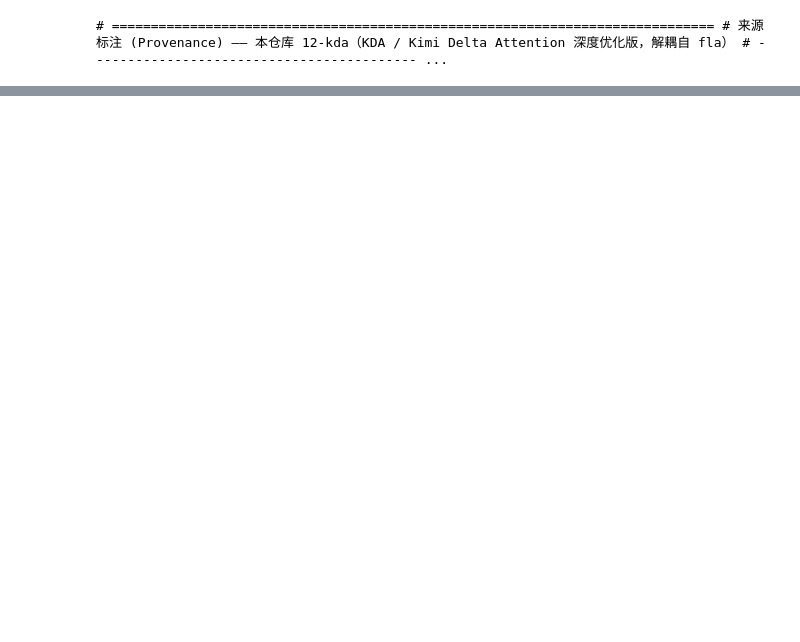
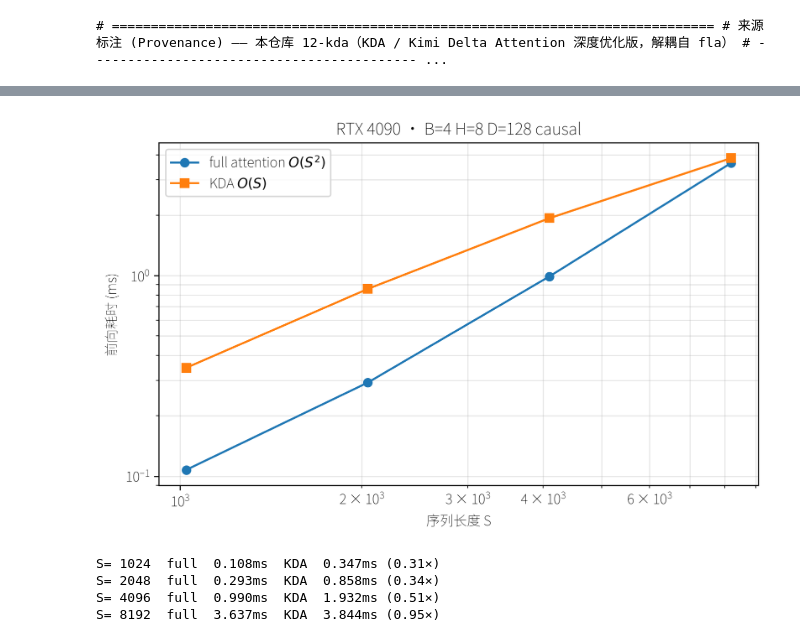
Before and after one commit to MarkJoson/learning-attention, a Jupyter notebook: 12-kda/kda.ipynb, the cells around one changed output, grey strips where cells are left out. Drawn from its saved outputs; the diff is of its cells as text; code cells hidden in the pictures; blank space fills up the shorter version.

```diff
--- a/12-kda/kda.ipynb
+++ b/12-kda/kda.ipynb
@@ -171,0 +283,31 @@ print("→ 完整解耦（14 文件 + cp stub）没改任何计算：与 fla bit
+# %%
+from common import bench_ms
+from kda_triton import kda_chunk
+
+B, H, D = 4, 8, 128
+Ss = [1024, 2048, 4096, 8192]
+full, kda_t = [], []
+for S in Ss:
+    q = torch.randn(B, H, S, D, device="cuda", dtype=torch.float16)
+    k = torch.randn(B, H, S, D, device="cuda", dtype=torch.float16)
+    v = torch.randn(B, H, S, D, device="cuda", dtype=torch.float16)
+    qb, kb, vb = (x.to(torch.bfloat16) for x in (q, k, v))
+    g = F.logsigmoid(torch.randn(B, H, S, D, device="cuda", dtype=torch.float32))
+    beta = torch.rand(B, H, S, device="cuda", dtype=torch.bfloat16)
+    full.append(bench_ms(lambda: F.scaled_dot_product_attention(q, k, v, is_causal=True)))
+    kda_t.append(bench_ms(lambda: kda_chunk(qb, kb, vb, g, beta)))
+
+plt.figure(figsize=(7, 4.5))
+plt.plot(Ss, full, "o-", label="full attention $O(S^2)$")
+plt.plot(Ss, kda_t, "s-", label="KDA $O(S)$")
+plt.xlabel("序列长度 S"); plt.ylabel("前向耗时 (ms)"); plt.yscale("log"); plt.xscale("log")
+plt.title("RTX 4090 · B=4 H=8 D=128 causal"); plt.legend(); plt.grid(alpha=0.3, which="both")
+plt.tight_layout(); plt.show()
+for i, S in enumerate(Ss):
+    print(f"S={S:>5}  full {full[i]:6.3f}ms  KDA {kda_t[i]:6.3f}ms ({full[i]/kda_t[i]:.2f}×)")
+# %% [output]
+[figure, added]
+S= 1024  full  0.108ms  KDA  0.347ms (0.31×)
+S= 2048  full  0.293ms  KDA  0.858ms (0.34×)
+S= 4096  full  0.990ms  KDA  1.932ms (0.51×)
+S= 8192  full  3.637ms  KDA  3.844ms (0.95×)
```
Also changed, not shown: parts of 26 cells of this notebook, 19 other files.
